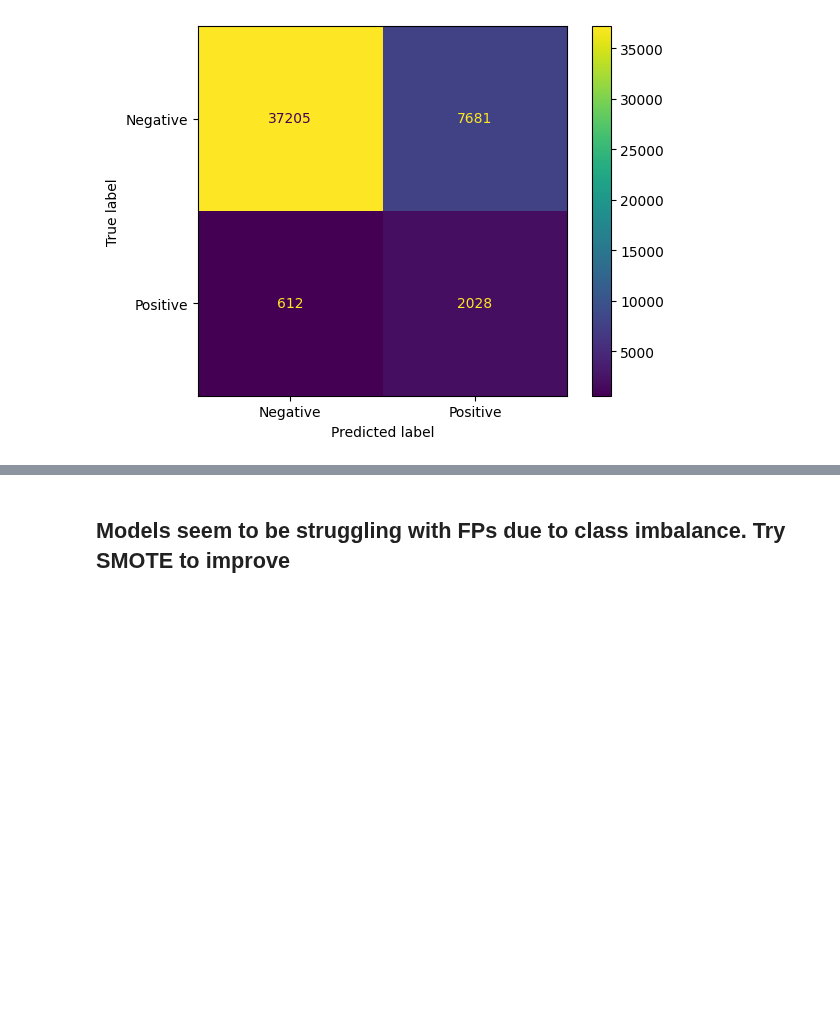
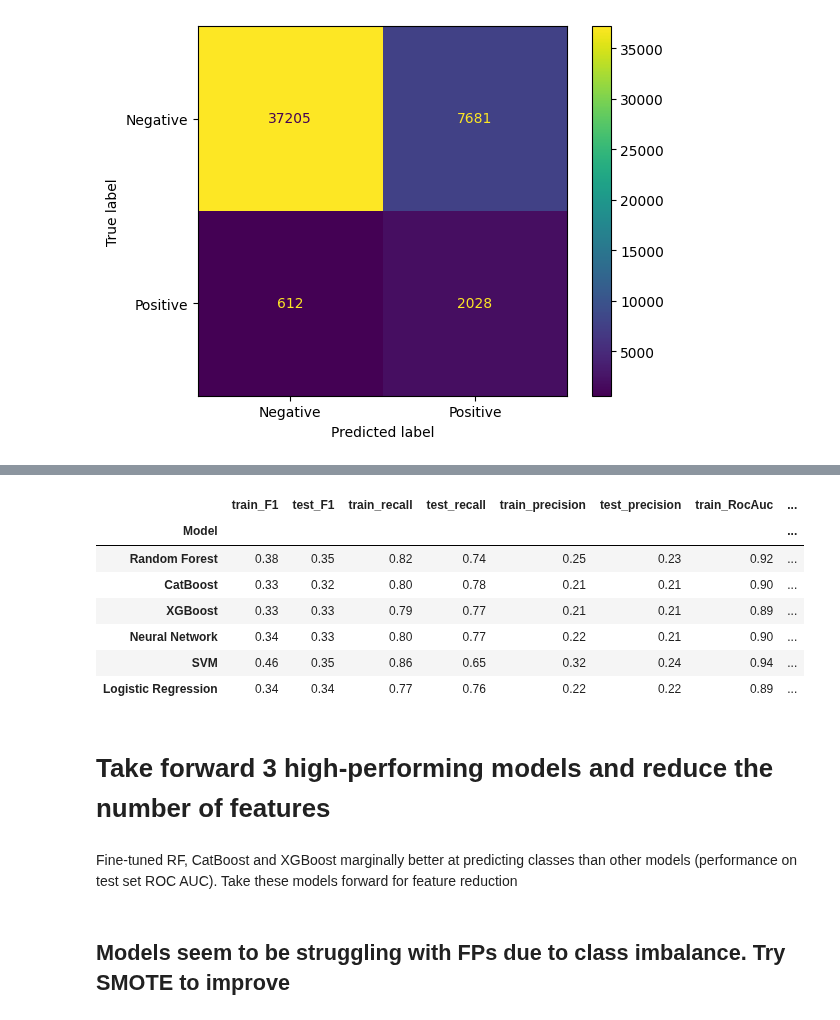
Before and after one commit to balintstewart77/magnimind-assignments, a Jupyter notebook: Capstone project/Heart Disease/notebooks/heart_prediction_balint.ipynb, the cells around one changed output, grey strips where cells are left out. Saved outputs shown, nothing was run; the diff lists cells and outputs as text; code cells hidden in the pictures; blank space fills up the shorter version.

```diff
--- a/Capstone project/Heart Disease/notebooks/heart_prediction_balint.ipynb
+++ b/Capstone project/Heart Disease/notebooks/heart_prediction_balint.ipynb
@@ -1263,0 +1405,15 @@ ROC AUC Test: 0.88
+# %%
+models_metrics_df
+# %% [output]
+|  | train_F1 | test_F1 | train_recall | test_recall | train_precision | test_precision | train_RocAuc | ... |
+| Model |  |  |  |  |  |  |  | ... |
+| Random Forest | 0.38 | 0.35 | 0.82 | 0.74 | 0.25 | 0.23 | 0.92 | ... |
+| CatBoost | 0.33 | 0.32 | 0.80 | 0.78 | 0.21 | 0.21 | 0.90 | ... |
+| XGBoost | 0.33 | 0.33 | 0.79 | 0.77 | 0.21 | 0.21 | 0.89 | ... |
+| Neural Network | 0.34 | 0.33 | 0.80 | 0.77 | 0.22 | 0.21 | 0.90 | ... |
+| SVM | 0.46 | 0.35 | 0.86 | 0.65 | 0.32 | 0.24 | 0.94 | ... |
+| Logistic Regression | 0.34 | 0.34 | 0.77 | 0.76 | 0.22 | 0.22 | 0.89 | ... |
+# %% [markdown]
+# Take forward 3 high-performing models and reduce the number of features
+# %% [markdown]
+Fine-tuned RF, CatBoost and XGBoost marginally better at predicting classes than other models (performance on test set ROC AUC). Take these models forward for feature reduction
```
Also changed, not shown: parts of 30 cells of this notebook, 6 other files.
